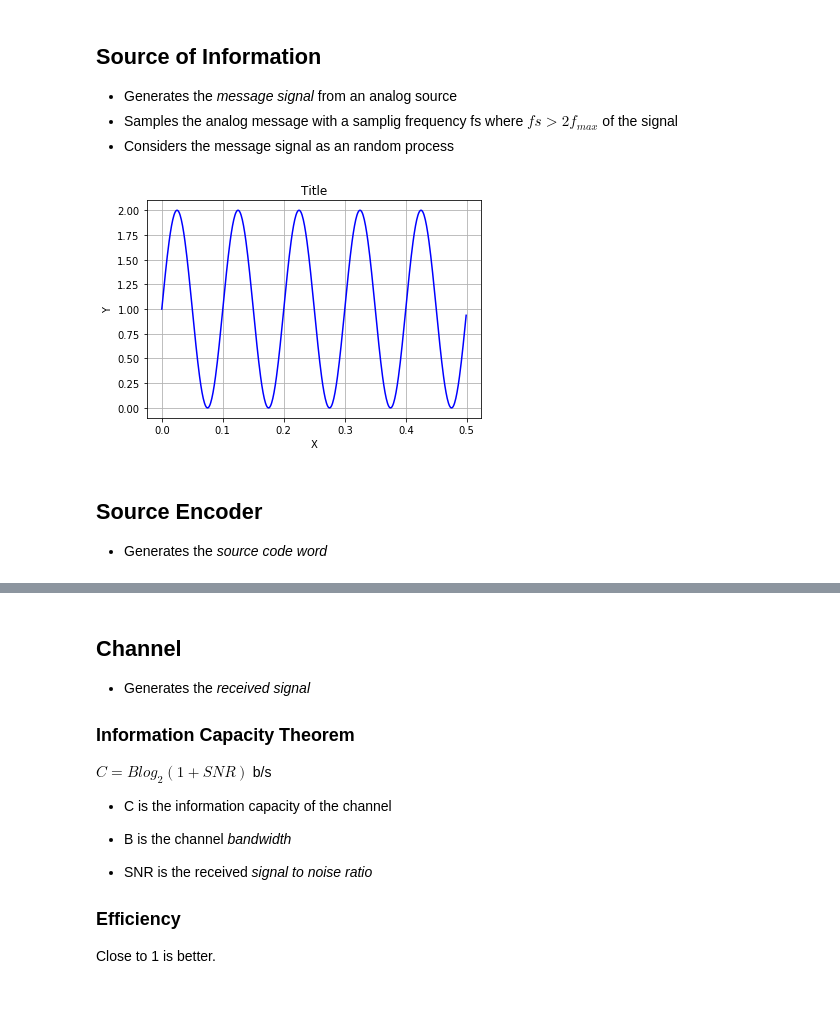
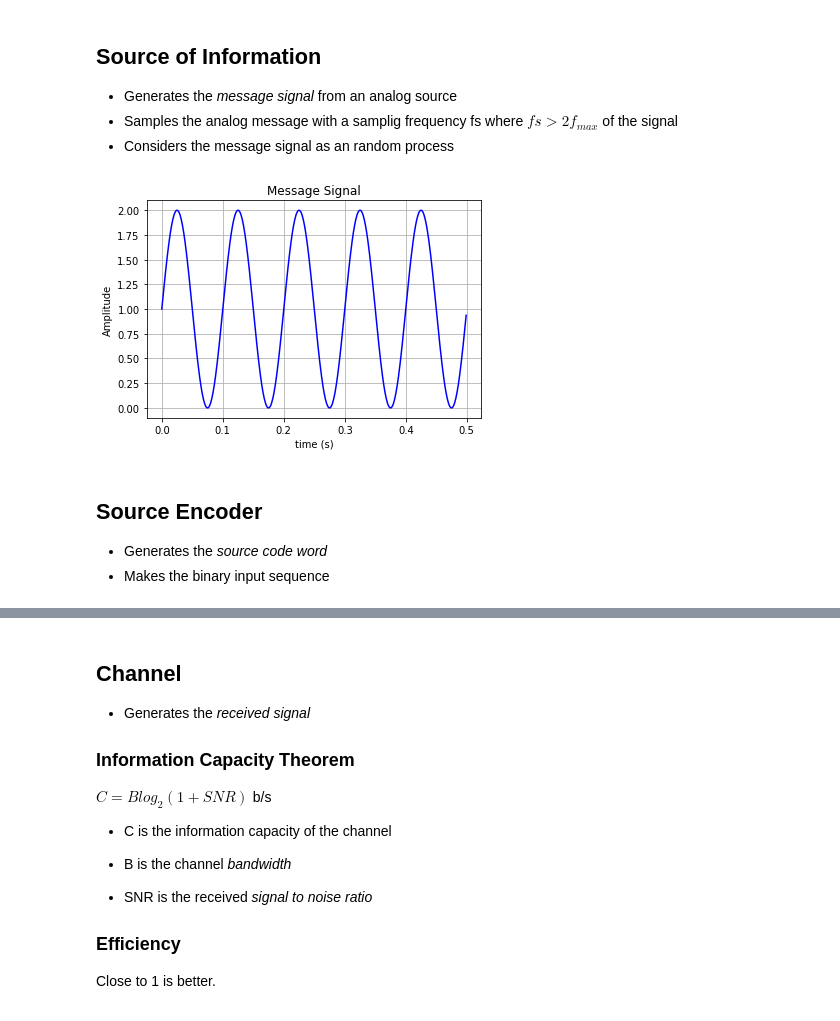
Before and after one commit to BinZhou-Com/ML-and-Communication-Research, a Jupyter notebook: MyCode/Communication_system.ipynb, the cells around one changed output, grey strips where cells are left out. Saved outputs shown, nothing was run; the diff lists cells and outputs as text; code cells hidden in the pictures.

```diff
--- a/MyCode/Communication_system.ipynb
+++ b/MyCode/Communication_system.ipynb
@@ -6,35 +6,30 @@
 from numpy import *
 import matplotlib.pyplot as plt
 import my_functions as fn
-
 from scipy.special import erfc  # complementary error function
 
 ## Constants
-# Sampling
-T = 1 / 1000  # s
-fs = 1 / T  # Hz
-# Time vector
-tmax = 0.5
+#### Sampling of analog source
+fs = 1000
+T = 1 / fs  # s
+tmax = 0.5 # Time vector
 t = arange(0, tmax, T)
-# Characteristic size
-M = len(t)
+M = len(t) # Characteristic size
+####
 # %% [markdown]
 ## Source of Information
 - Generates the *message signal* from an analog source
 - Samples the analog message with a samplig frequency fs where $fs > 2 f_{max}$ of the signal
 - Considers the message signal as an random process
-# %%
-## Deterministic message signal
-f0 = 10
-omega = 2 * pi * f0  # fs > 2f
-A = 1
-m = 1
-u = A * sin(omega * t + 0) + m
-
-fn.plotit(t, u, "Title", "X", "Y")
-# %% [output]
-[figure, removed]
+# %%
+## Deterministic message signal - sine wave
+u = fn.sineWave(t, 1, 1, 10)
+
+fn.plotit(t, u, "Message Signal", "time (s)", "Amplitude")
+# %% [output]
+[figure, added]
 # %% [markdown]
 ## Source Encoder
 
 - Generates the *source code word*
+- Makes the binary input sequence
```
Also changed, not shown: parts of 6 cells of this notebook, 36 other files.
